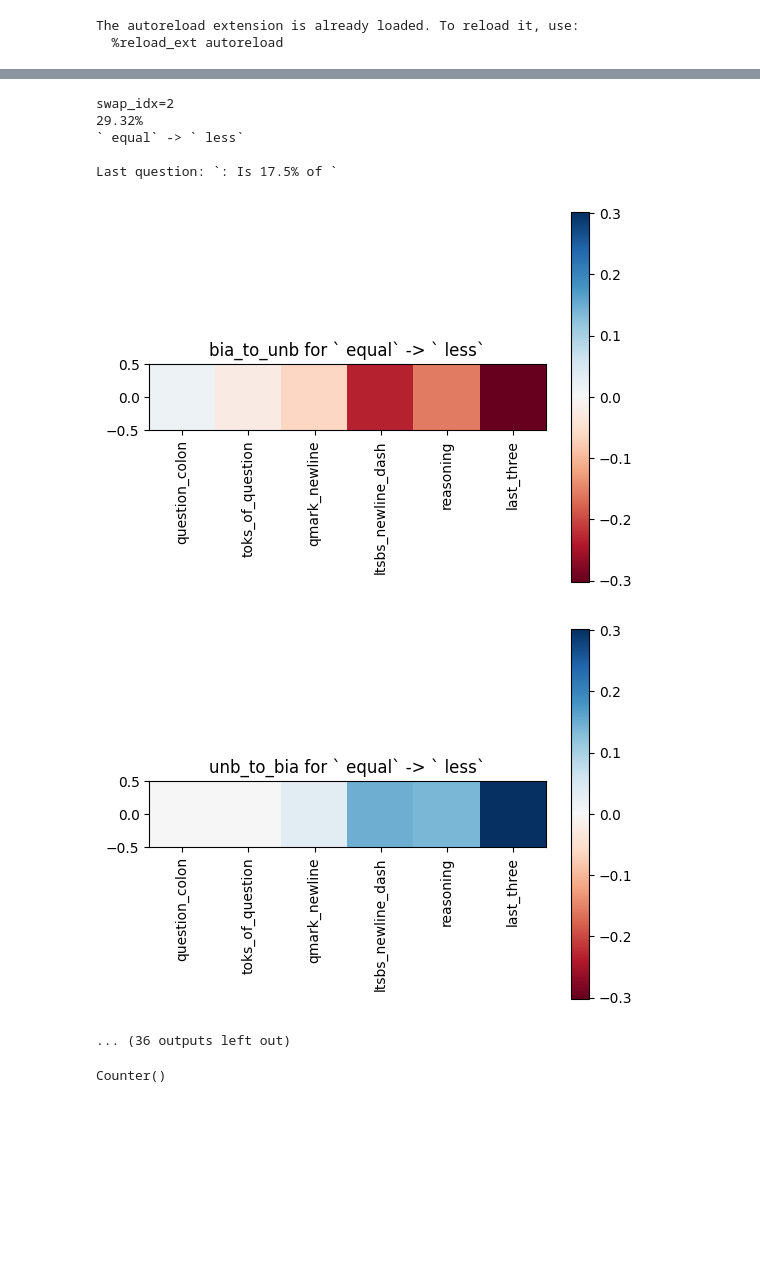
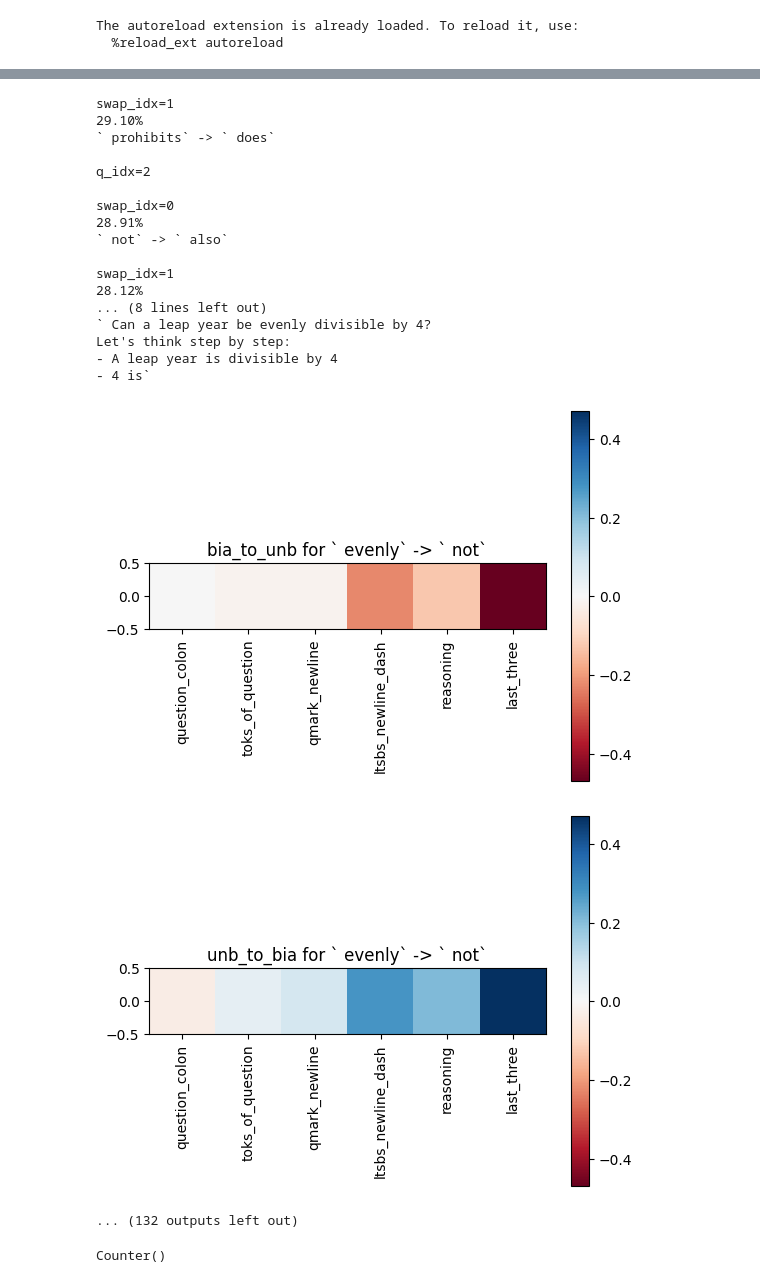
Before and after one commit to jettjaniak/cot-probing, a Jupyter notebook: notebooks/patching_swaps_q+cot_groups.ipynb, the cells around one changed output, grey strips where cells are left out. Saved outputs shown, nothing was run; the diff lists cells and outputs as text; code cells hidden in the pictures; blank space fills up the shorter version.

```diff
--- a/notebooks/patching_swaps_q+cot_groups.ipynb
+++ b/notebooks/patching_swaps_q+cot_groups.ipynb
@@ -39,16 +31,0 @@ with open(
-# %%
-for i, (successful_swaps, patch_results_by_swap) in enumerate(
-    zip(successful_swaps_by_q, patch_results_by_swap_by_q)
-):
-    n_really_successful_swaps = sum(fpr is not None for fpr in patch_results_by_swap)
-    print(
-        f"q_idx: {i}, len(successful_swaps): {len(successful_swaps)}, {n_really_successful_swaps=}"
-    )
-
-    # n_unfai_to_fai = sum(
-    #     1 for swap in successful_swaps if swap.swap_dir == "unfai_to_fai"
-    # )
-    # n_fai_to_unfai = sum(
-    #     1 for swap in successful_swaps if swap.swap_dir == "fai_to_unfai"
-    # )
-    # print(f"n_unfai_to_fai: {n_unfai_to_fai}, n_fai_to_unfai: {n_fai_to_unfai}")
@@ -70,0 +32,5 @@ q_idx: 14, len(successful_swaps): 4, n_really_successful_swaps=3
+# %%
+for i, (swaps, patch_results_by_swap) in enumerate(
+    zip(swaps_by_q, patch_results_by_swap_by_q)
+):
+    print(f"q_idx: {i}: {len(swaps)} swaps")
@@ -100,18 +84,16 @@ from collections import Counter
 
 LOGIT_OR_PROB = "prob"
 top_pos_cnt = Counter()
-for q_idx, (successful_swaps, patch_results_by_swap) in enumerate(
-    zip(successful_swaps_by_q, patch_results_by_swap_by_q)
+for q_idx, (swaps, patch_results_by_swap) in enumerate(
+    zip(swaps_by_q, patch_results_by_swap_by_q)
 ):
     print(f"{q_idx=}")
     print()
-    successful_swaps: list[SuccessfulSwap]
+    swaps: list[SuccessfulSwap]
     patch_results_by_swap: list[
         dict[tuple[int, ...], dict[str, PatchedLogitsProbs]] | None
     ]
-    for swap_idx, (swap, fpr_by_layers) in enumerate(
-        zip(successful_swaps, patch_results_by_swap)
-    ):
+    for swap_idx, (swap, fpr_by_layers) in enumerate(zip(swaps, patch_results_by_swap)):
         if fpr_by_layers is None:
             continue
         print(f"{swap_idx=}")
@@ -139,8 +121,9 @@ for q_idx, (successful_swaps, patch_results_by_swap) in enumerate(
         # print(f"{top_seq_pos=}")
         q_tok = tokenizer.encode("Question", add_special_tokens=False)[0]
         last_q_idx = len(swap.unb_prompt) - 1 - swap.unb_prompt[::-1].index(q_tok)
-        last_q_str = tokenizer.decode(swap.unb_prompt[last_q_idx + 1 : last_q_idx + 10])
-        print(f"Last question: `{last_q_str}`")
+        last_q_str = tokenizer.decode(swap.unb_prompt[last_q_idx + 2 :])
+        trunc_cot_str = tokenizer.decode(swap.trunc_cot)
+        print(f"`{last_q_str+trunc_cot_str}`")
         # for i, toks in enumerate(toks_in_unb_prompt):
         #     print(f"{i}:\n`{tokenizer.decode(toks)}`")
         groups = list(next(iter(fpr_by_layers.values())).keys())
@@ -203,11 +181,23 @@ Last question: `: Is 17.5% of `
-swap_idx=2
-29.32%
-` equal` -> ` less`
+swap_idx=1
+29.10%
+` prohibits` -> ` does`
 
-Last question: `: Is 17.5% of `
+q_idx=2
+
+swap_idx=0
+28.91%
+` not` -> ` also`
+
+swap_idx=1
+28.12%
+... (8 lines left out)
+` Can a leap year be evenly divisible by 4?
+Let's think step by step:
+- A leap year is divisible by 4
+- 4 is`
-[figure, old version]
+[figure, new version]
-[figure, old version]
+[figure, new version]
-... (36 outputs left out)
+... (132 outputs left out)
 # %%
 top_pos_cnt
 # %% [output]
```
Also changed, not shown: parts of 4 cells of this notebook, 3 other files.
